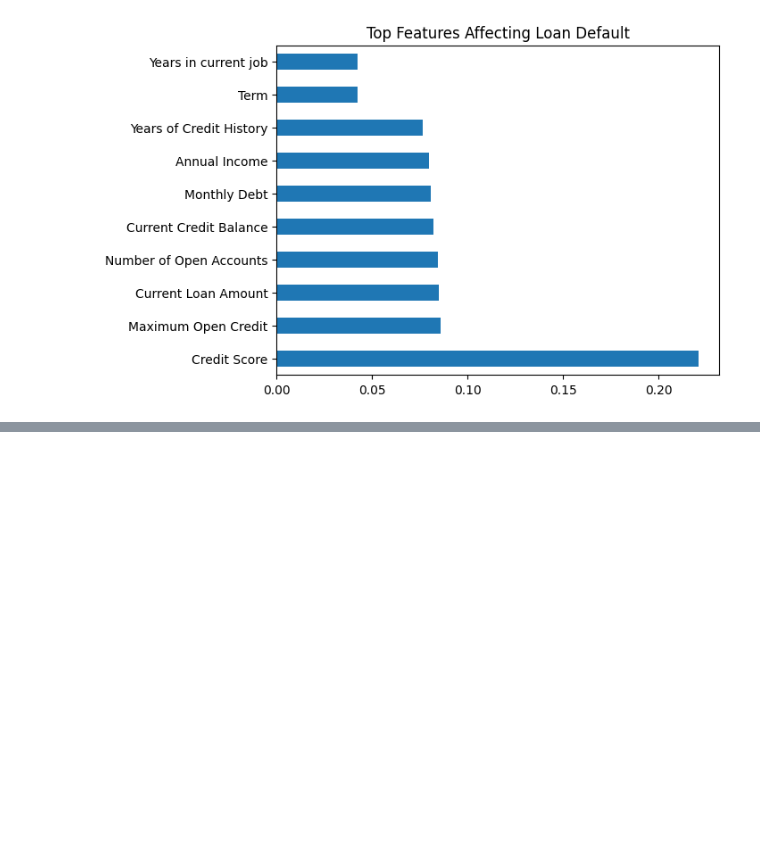
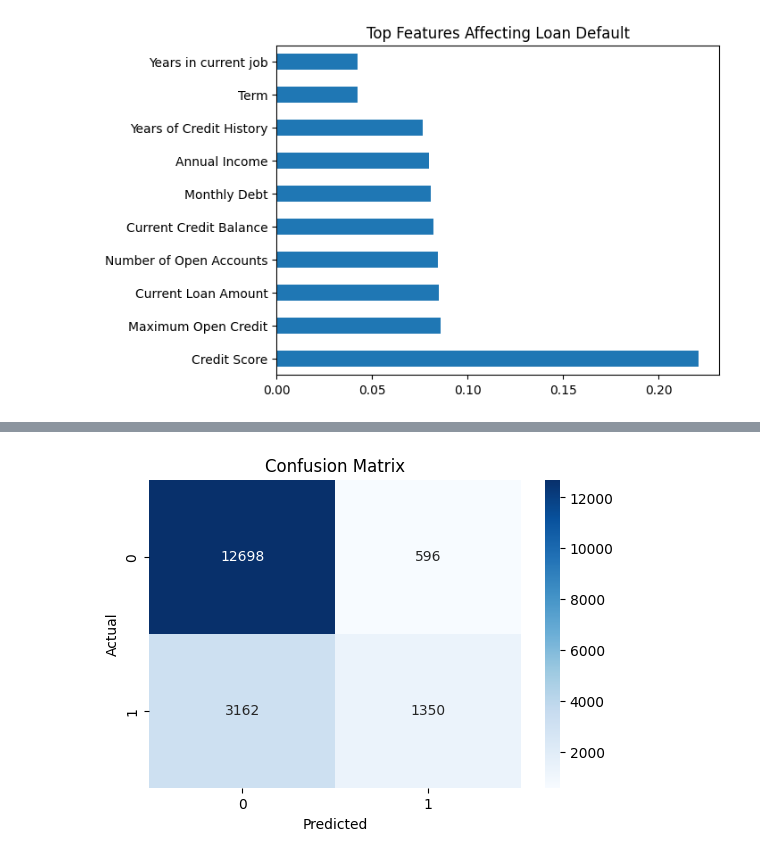
Before and after one commit to Jiya918/Credit-Risk-Classification, a Jupyter notebook: notebook.ipynb, the cells around one changed output, grey strips where cells are left out. Saved outputs shown, nothing was run; the diff lists cells and outputs as text; code cells hidden in the pictures; blank space fills up the shorter version.

```diff
--- a/notebook.ipynb
+++ b/notebook.ipynb
@@ -379,0 +336,29 @@ plt.show()
+# %%
+# Final prediction on test data
+y_pred = xgb.predict(X_test)
+
+# Prediction probabilities
+y_proba = xgb.predict_proba(X_test)[:, 1]
+
+from sklearn.metrics import (
+    accuracy_score,
+    classification_report,
+    confusion_matrix,
+    roc_auc_score
+)
+
+# Accuracy
+print("Accuracy Score:")
+print(accuracy_score(y_test, y_pred))
+
+# Confusion Matrix
+print("\nConfusion Matrix:")
+print(confusion_matrix(y_test, y_pred))
+
+# Classification Report
+print("\nClassification Report:")
+print(classification_report(y_test, y_pred))
+
+# ROC-AUC
+auc = roc_auc_score(y_test, y_proba)
+print("\nROC-AUC Score:", auc)
@@ -379,0 +407,16 @@ plt.show()
+# %%
+import seaborn as sns
+import matplotlib.pyplot as plt
+
+cm = confusion_matrix(y_test, y_pred)
+
+plt.figure(figsize=(6,4))
+sns.heatmap(cm, annot=True, fmt='d', cmap='Blues')
+
+plt.xlabel("Predicted")
+plt.ylabel("Actual")
+plt.title("Confusion Matrix")
+
+plt.show()
+# %% [output]
+[figure, added]
```
Also changed, not shown: parts of 6 cells of this notebook.
